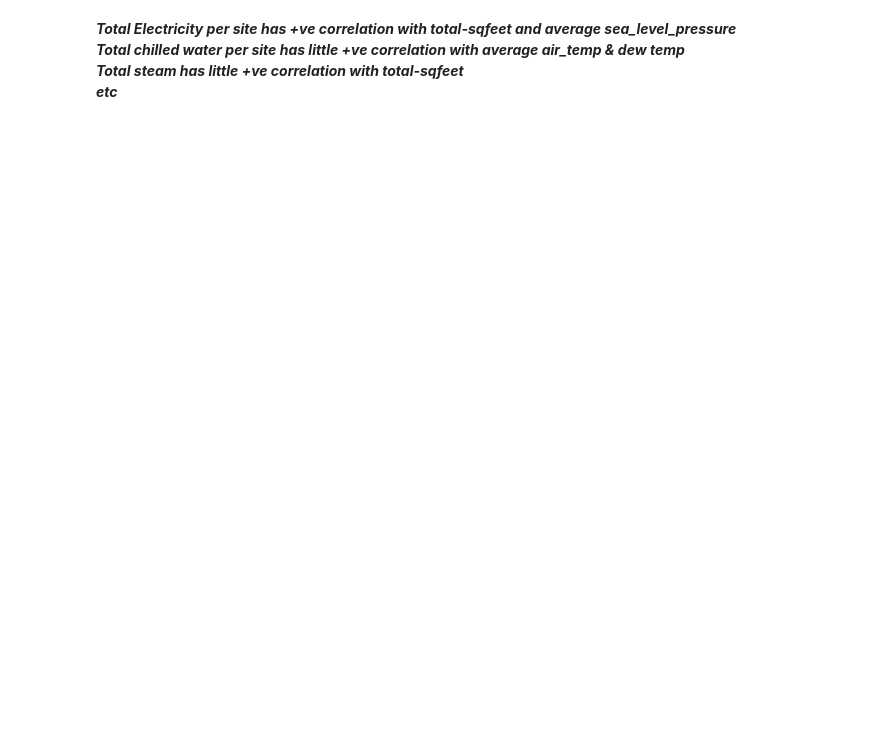
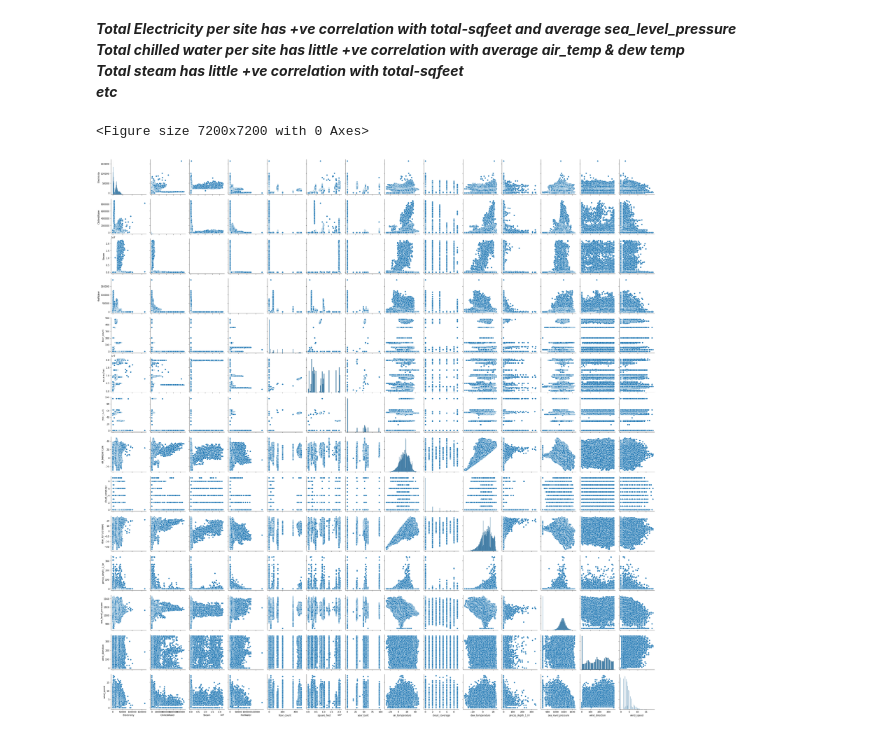
Before and after one commit to vaishalipp/ashrae-energy-predictor-3, a Jupyter notebook: notebooks/EDA_Capstone2.ipynb, the cells around one changed output. Drawn from its saved outputs; the diff is of its cells as text; code cells hidden in the pictures; blank space fills up the shorter version.

```diff
--- a/notebooks/EDA_Capstone2.ipynb
+++ b/notebooks/EDA_Capstone2.ipynb
@@ -131,0 +139,7 @@ etc***
+# %%
+plt.figure(figsize=(100,100))
+sns.pairplot(train_weather_grpsite_df)
+plt.savefig("../reports/figures/train_weather_pairplot.png")
+# %% [output]
+<Figure size 7200x7200 with 0 Axes>
+[figure, added]
```
Also changed, not shown: parts of 3 cells of this notebook, 6 other files.
